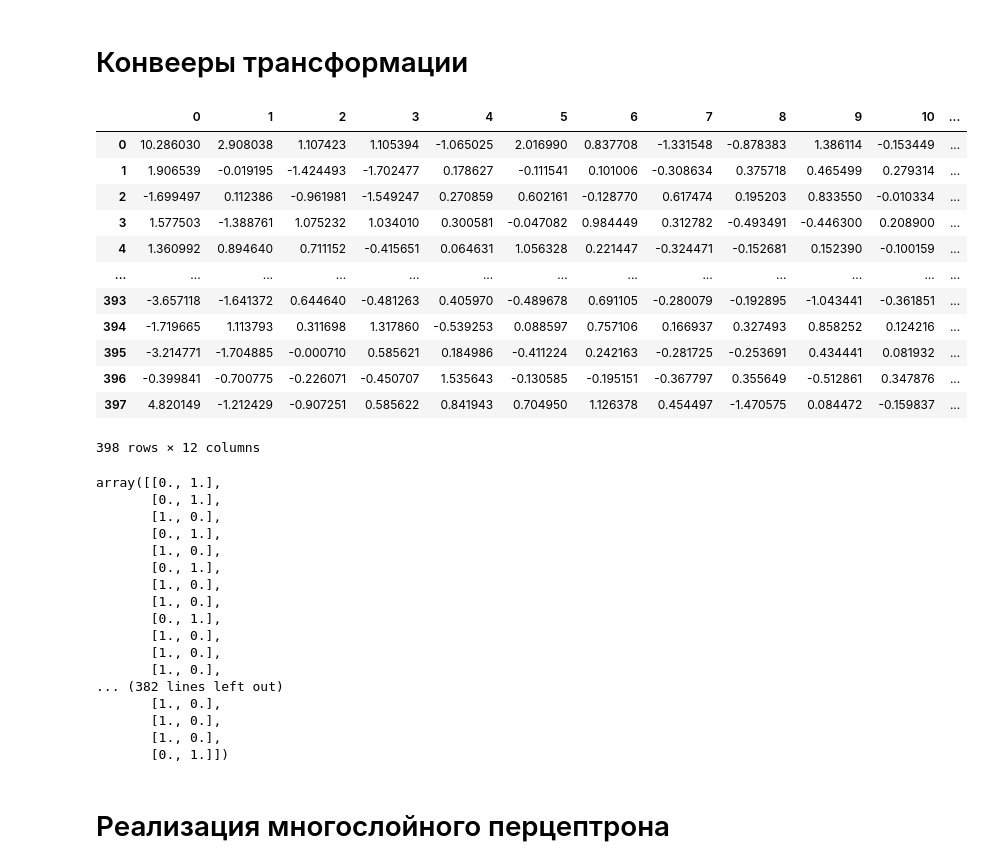
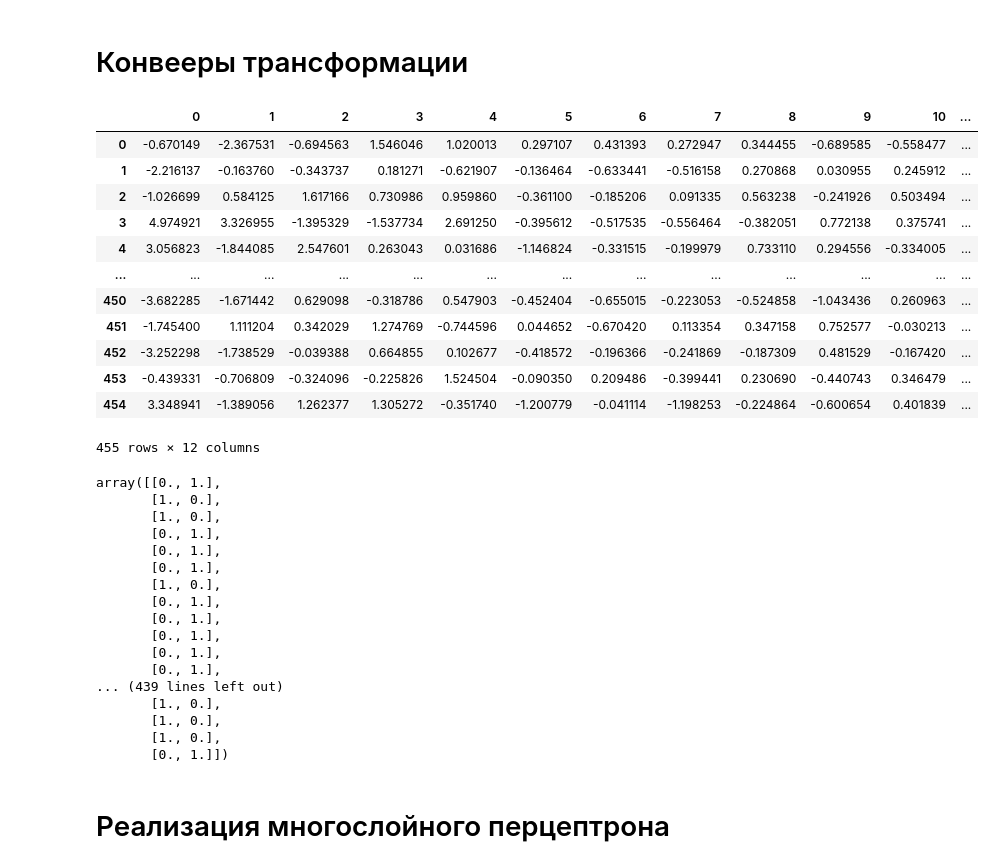
Before and after one commit to danlee65071/multilayer_perceptron, a Jupyter notebook: multilayer_perceptron.ipynb, the cells around one changed output. Saved outputs shown, nothing was run; the diff lists cells and outputs as text; code cells hidden in the pictures.

```diff
--- a/multilayer_perceptron.ipynb
+++ b/multilayer_perceptron.ipynb
@@ -20,7 +26,7 @@ df = pd.read_csv('data.csv', header=None)
 # %%
 X = df.drop(df.columns[1], axis=1)
 y = df[1]
-X_train, X_test, y_train, y_test = train_test_split(X, y, test_size=0.3, random_state=42, stratify=y)
+X_train, X_test, y_train, y_test = train_test_split(X, y, test_size=0.2, random_state=42, stratify=y)
 # %%
 X_train
 # %% [output]
@@ -220,26 +226,26 @@ None
 # %%
 pipeline = Pipeline([
     ('std_scaler', StandardScaler()),
     ('filter_outlier', FiltrOutlier()),
     ('imputer', SimpleImputer(missing_values=np.nan, strategy='mean')),
-    ('pca', PCA(n_components=0.95))
+    ('pca', PCA(n_components=12))
 ])
 X_train_preproc = pd.DataFrame(pipeline.fit_transform(X_train))
 X_train_preproc
 # %% [output]
 |  | 0 | 1 | 2 | 3 | 4 | 5 | 6 | 7 | 8 | 9 | 10 | ... |
-| 0 | 10.286030 | 2.908038 | 1.107423 | 1.105394 | -1.065025 | 2.016990 | 0.837708 | -1.331548 | -0.878383 | 1.386114 | -0.153449 | ... |
-| 1 | 1.906539 | -0.019195 | -1.424493 | -1.702477 | 0.178627 | -0.111541 | 0.101006 | -0.308634 | 0.375718 | 0.465499 | 0.279314 | ... |
-| 2 | -1.699497 | 0.112386 | -0.961981 | -1.549247 | 0.270859 | 0.602161 | -0.128770 | 0.617474 | 0.195203 | 0.833550 | -0.010334 | ... |
-| 3 | 1.577503 | -1.388761 | 1.075232 | 1.034010 | 0.300581 | -0.047082 | 0.984449 | 0.312782 | -0.493491 | -0.446300 | 0.208900 | ... |
-| 4 | 1.360992 | 0.894640 | 0.711152 | -0.415651 | 0.064631 | 1.056328 | 0.221447 | -0.324471 | -0.152681 | 0.152390 | -0.100159 | ... |
+| 0 | -0.670149 | -2.367531 | -0.694563 | 1.546046 | 1.020013 | 0.297107 | 0.431393 | 0.272947 | 0.344455 | -0.689585 | -0.558477 | ... |
+| 1 | -2.216137 | -0.163760 | -0.343737 | 0.181271 | -0.621907 | -0.136464 | -0.633441 | -0.516158 | 0.270868 | 0.030955 | 0.245912 | ... |
+| 2 | -1.026699 | 0.584125 | 1.617166 | 0.730986 | 0.959860 | -0.361100 | -0.185206 | 0.091335 | 0.563238 | -0.241926 | 0.503494 | ... |
+| 3 | 4.974921 | 3.326955 | -1.395329 | -1.537734 | 2.691250 | -0.395612 | -0.517535 | -0.556464 | -0.382051 | 0.772138 | 0.375741 | ... |
+| 4 | 3.056823 | -1.844085 | 2.547601 | 0.263043 | 0.031686 | -1.146824 | -0.331515 | -0.199979 | 0.733110 | 0.294556 | -0.334005 | ... |
 | ... | ... | ... | ... | ... | ... | ... | ... | ... | ... | ... | ... | ... |
-| 393 | -3.657118 | -1.641372 | 0.644640 | -0.481263 | 0.405970 | -0.489678 | 0.691105 | -0.280079 | -0.192895 | -1.043441 | -0.361851 | ... |
-| 394 | -1.719665 | 1.113793 | 0.311698 | 1.317860 | -0.539253 | 0.088597 | 0.757106 | 0.166937 | 0.327493 | 0.858252 | 0.124216 | ... |
-| 395 | -3.214771 | -1.704885 | -0.000710 | 0.585621 | 0.184986 | -0.411224 | 0.242163 | -0.281725 | -0.253691 | 0.434441 | 0.081932 | ... |
-| 396 | -0.399841 | -0.700775 | -0.226071 | -0.450707 | 1.535643 | -0.130585 | -0.195151 | -0.367797 | 0.355649 | -0.512861 | 0.347876 | ... |
-| 397 | 4.820149 | -1.212429 | -0.907251 | 0.585622 | 0.841943 | 0.704950 | 1.126378 | 0.454497 | -1.470575 | 0.084472 | -0.159837 | ... |
+| 450 | -3.682285 | -1.671442 | 0.629098 | -0.318786 | 0.547903 | -0.452404 | -0.655015 | -0.223053 | -0.524858 | -1.043436 | 0.260963 | ... |
+| 451 | -1.745400 | 1.111204 | 0.342029 | 1.274769 | -0.744596 | 0.044652 | -0.670420 | 0.113354 | 0.347158 | 0.752577 | -0.030213 | ... |
+| 452 | -3.252298 | -1.738529 | -0.039388 | 0.664855 | 0.102677 | -0.418572 | -0.196366 | -0.241869 | -0.187309 | 0.481529 | -0.167420 | ... |
+| 453 | -0.439331 | -0.706809 | -0.324096 | -0.225826 | 1.524504 | -0.090350 | 0.209486 | -0.399441 | 0.230690 | -0.440743 | 0.346479 | ... |
+| 454 | 3.348941 | -1.389056 | 1.262377 | 1.305272 | -0.351740 | -1.200779 | -0.041114 | -1.198253 | -0.224864 | -0.600654 | 0.401839 | ... |
-398 rows × 12 columns
+455 rows × 12 columns
 # %%
 target_pipeline = Pipeline([
     ('cat_encoder', OneHotEncoder())
@@ -248,18 +254,18 @@ y_train_preproc = target_pipeline.fit_transform(y_train.to_numpy().reshape(-1, 1
 y_train_preproc.toarray()
 # %% [output]
 array([[0., 1.],
+       [1., 0.],
+       [1., 0.],
+       [0., 1.],
+       [0., 1.],
        [0., 1.],
        [1., 0.],
        [0., 1.],
-       [1., 0.],
        [0., 1.],
-       [1., 0.],
-       [1., 0.],
        [0., 1.],
-       [1., 0.],
-       [1., 0.],
-       [1., 0.],
-... (382 lines left out)
+       [0., 1.],
+       [0., 1.],
+... (439 lines left out)
        [1., 0.],
        [1., 0.],
        [1., 0.],
```
Also changed, not shown: parts of 34 cells of this notebook, 2 other files.
